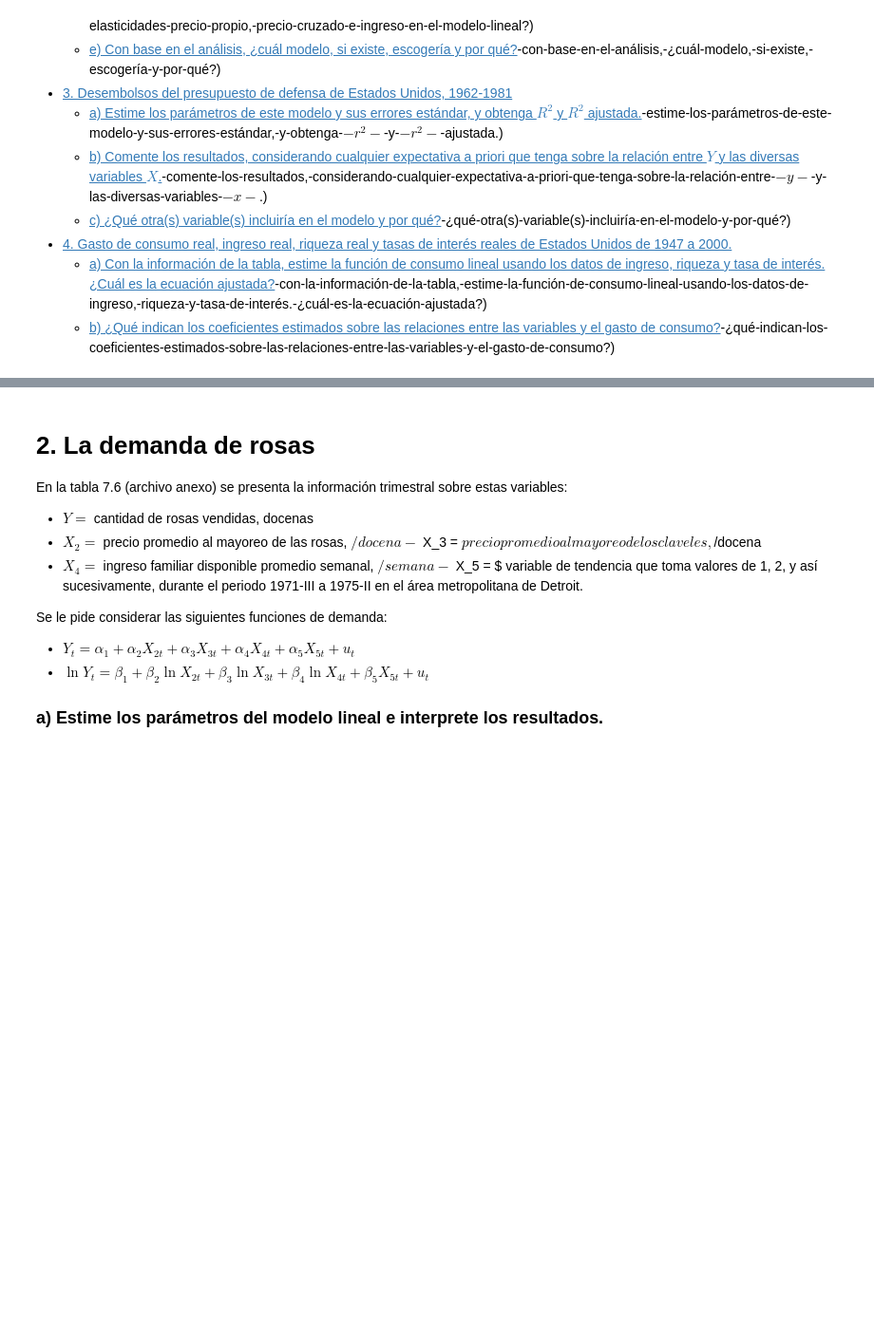
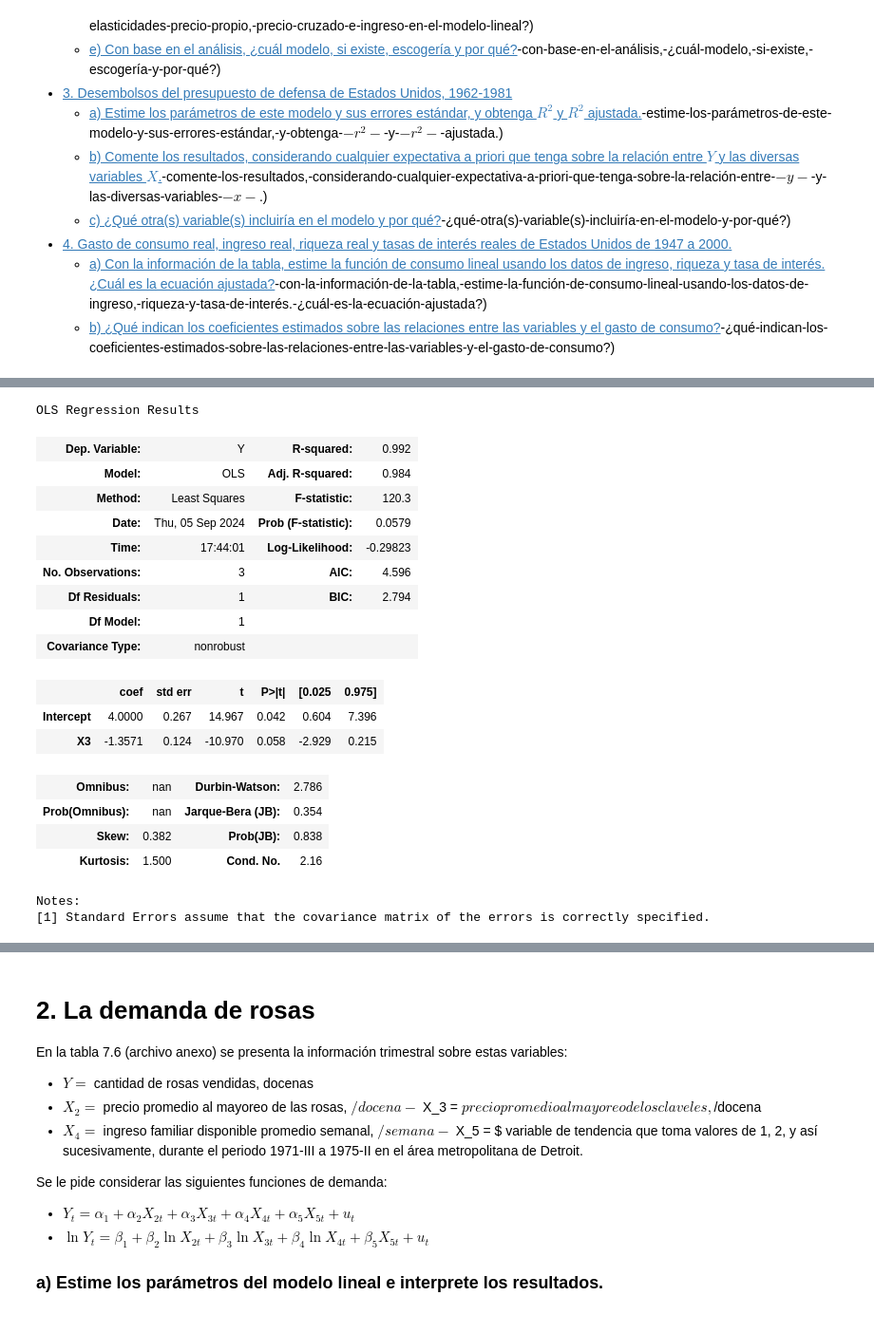
Before and after one commit to Anonymate054/MCD-Econometrics, a Jupyter notebook: notebooks/homeworks/0.0-leng-HW06.ipynb, the cells around one changed output, grey strips where cells are left out. Shown at 95% size. Cells and saved outputs as stored; diff of their text form; code cells hidden in the pictures; blank space fills up the shorter version.

```diff
--- a/notebooks/homeworks/0.0-leng-HW06.ipynb
+++ b/notebooks/homeworks/0.0-leng-HW06.ipynb
@@ -97,0 +127,29 @@ Nota: Estime sólo los coeficientes y no los errores estándar.
+# %%
+model_df02= (
+    smf.ols(
+        formula='Y~X3',
+        data=df
+    )
+    .fit()
+)
+model_df02.summary()
+# %% [output]
+OLS Regression Results
+| Dep. Variable: | Y | R-squared: | 0.992 |
+| Model: | OLS | Adj. R-squared: | 0.984 |
+| Method: | Least Squares | F-statistic: | 120.3 |
+| Date: | Thu, 05 Sep 2024 | Prob (F-statistic): | 0.0579 |
+| Time: | 17:44:01 | Log-Likelihood: | -0.29823 |
+| No. Observations: | 3 | AIC: | 4.596 |
+| Df Residuals: | 1 | BIC: | 2.794 |
+| Df Model: | 1 |  |  |
+| Covariance Type: | nonrobust |  |  |
+|  | coef | std err | t | P>|t| | [0.025 | 0.975] |
+| Intercept | 4.0000 | 0.267 | 14.967 | 0.042 | 0.604 | 7.396 |
+| X3 | -1.3571 | 0.124 | -10.970 | 0.058 | -2.929 | 0.215 |
+| Omnibus: | nan | Durbin-Watson: | 2.786 |
+| Prob(Omnibus): | nan | Jarque-Bera (JB): | 0.354 |
+| Skew: | 0.382 | Prob(JB): | 0.838 |
+| Kurtosis: | 1.500 | Cond. No. | 2.16 |
+Notes:
+[1] Standard Errors assume that the covariance matrix of the errors is correctly specified.
```
Also changed, not shown: parts of 7 cells of this notebook.
